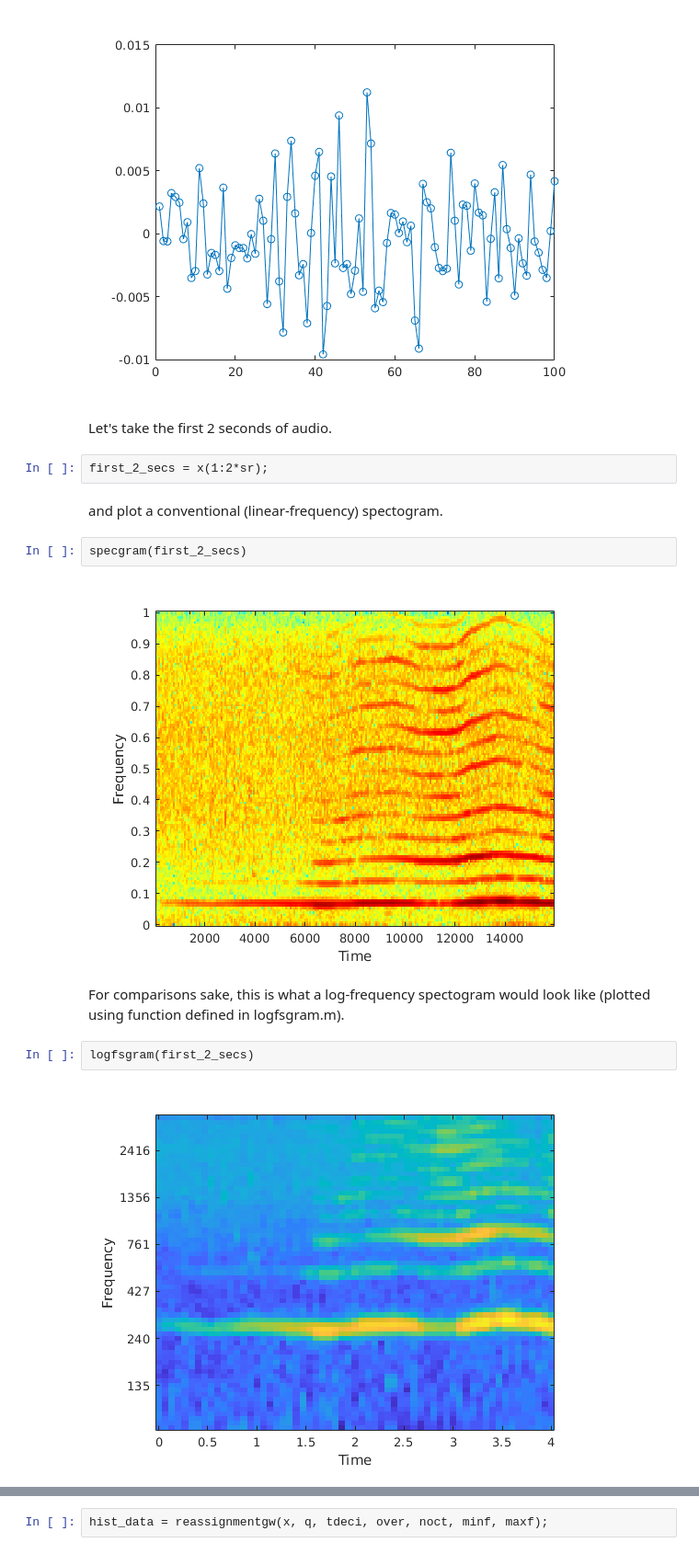
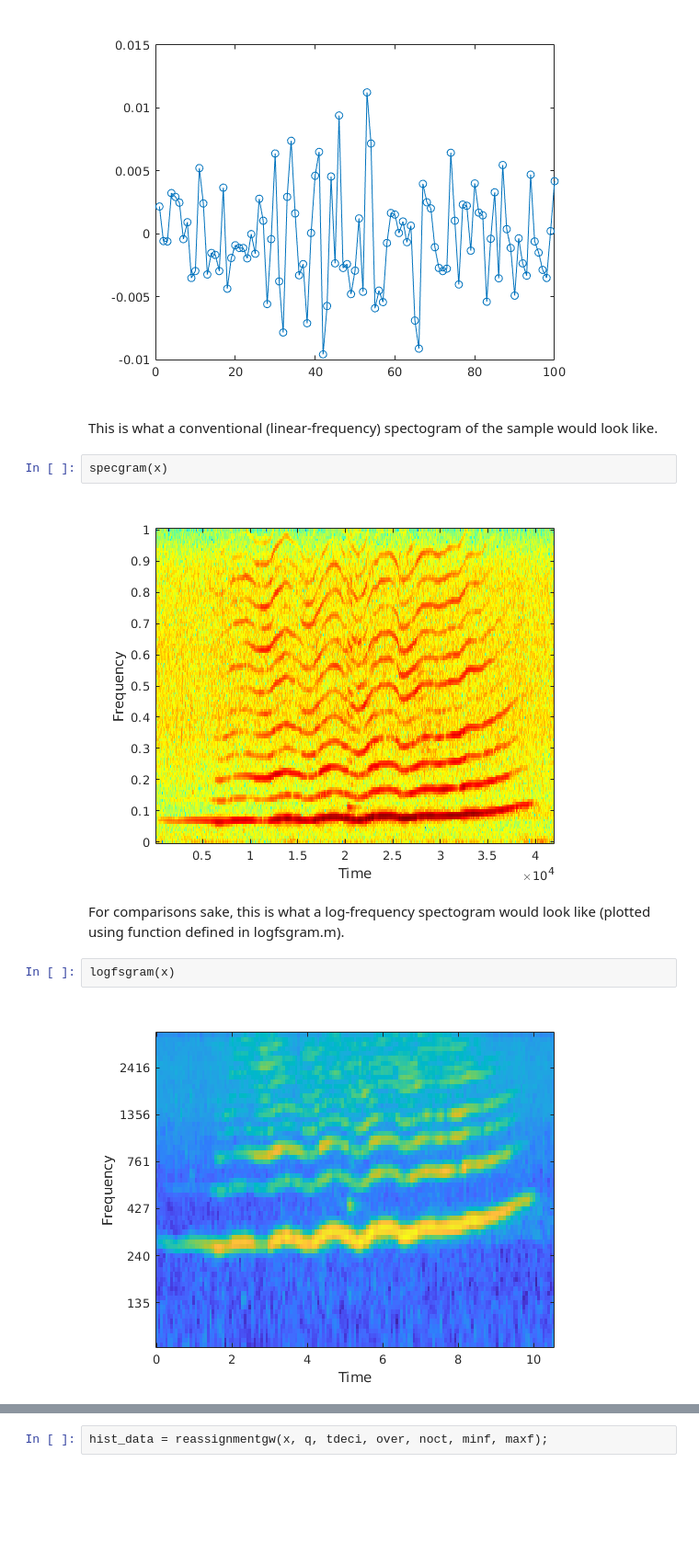
Before and after one commit to earthspecies/spectral_hyperresolution, a Jupyter notebook: linear_reassignment_example.ipynb, the cells around one changed output, grey strips where cells are left out. Shown at 92% size. Saved outputs shown, nothing was run; the diff lists cells and outputs as text; blank space fills up the shorter version.

Commit message:
add more words on linear reassignment

```diff
--- a/linear_reassignment_example.ipynb
+++ b/linear_reassignment_example.ipynb
@@ -28,19 +28,15 @@ Let's plot the first 100 sampled values.
 plot(x(1:100, :), '-o')
 # %% [output]
 [figure]
-# %% [markdown]
-Let's take the first 2 seconds of audio.
-# %%
-first_2_secs = x(1:2*sr);
 # %% [markdown]
-and plot a conventional (linear-frequency) spectogram.
+This is what a conventional (linear-frequency) spectogram of the sample would look like.
 # %%
-specgram(first_2_secs)
+specgram(x)
 # %% [output]
-[figure, old version]
+[figure, new version]
 # %% [markdown]
 For comparisons sake, this is what a log-frequency spectogram would look like (plotted using function defined in logfsgram.m).
 # %%
-logfsgram(first_2_secs)
+logfsgram(x)
 # %% [output]
-[figure, old version]
+[figure, new version]
```
Also changed, not shown: parts of 4 cells of this notebook.
